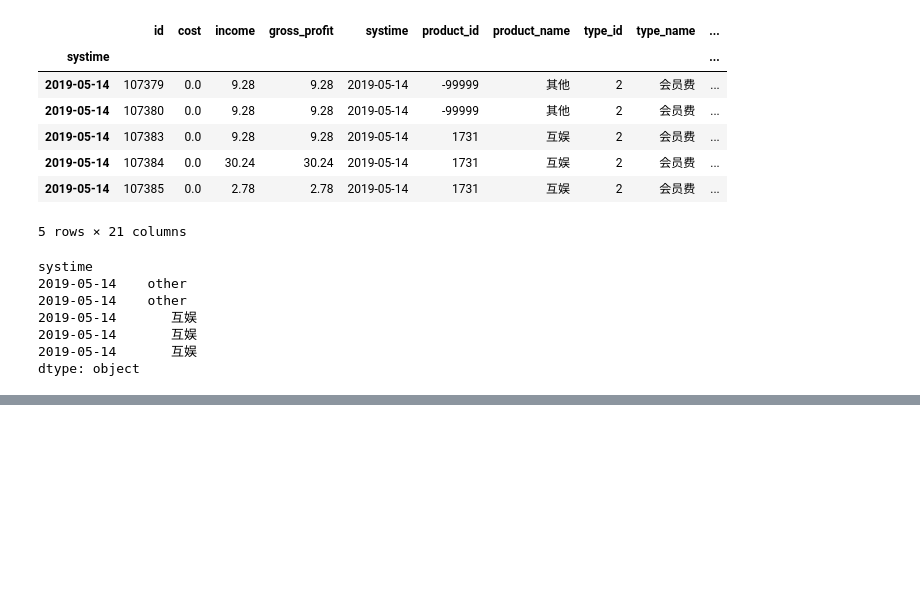
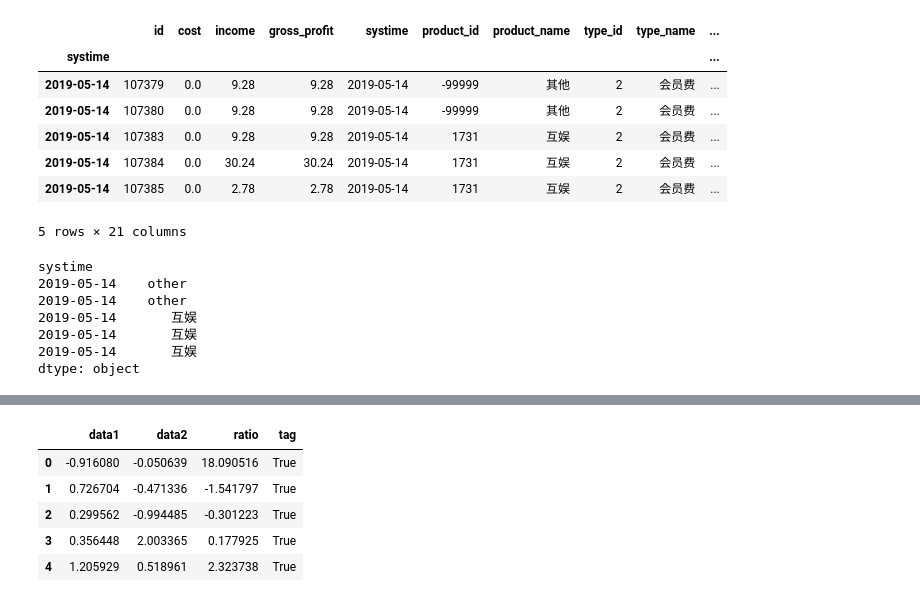
Before and after one commit to birdflyinhigh/ai-nlp, a Jupyter notebook: udemy_nlp_course/03_pandas工具包实践/13-pandas常见操作.ipynb, the cells around one changed output, grey strips where cells are left out. Drawn from its saved outputs; the diff is of its cells as text; code cells hidden in the pictures; blank space fills up the shorter version.

Commit message:
31-pandas常用操作2

```diff
--- a/udemy_nlp_course/03_pandas工具包实践/13-pandas常见操作.ipynb
+++ b/udemy_nlp_course/03_pandas工具包实践/13-pandas常见操作.ipynb
@@ -148,0 +151,9 @@ dtype: object
+# %%
+# 使用Numpy随机构造一些数据
+import numpy as np
+import pandas as pd
+data = {
+    'data1': np.random.randn(5),
+    'data2': np.random.randn(5),
+}
+df = pd.DataFrame(data)
@@ -148,0 +169,13 @@ dtype: object
+# %%
+# 添加一个列，这个列是其他两个列的计算
+df = df.assign(ratio=df['data1']/df['data2'], tag=True)
+# %%
+# 删除一个列
+df
+# %% [output]
+|  | data1 | data2 | ratio | tag |
+| 0 | -0.916080 | -0.050639 | 18.090516 | True |
+| 1 | 0.726704 | -0.471336 | -1.541797 | True |
+| 2 | 0.299562 | -0.994485 | -0.301223 | True |
+| 3 | 0.356448 | 2.003365 | 0.177925 | True |
+| 4 | 1.205929 | 0.518961 | 2.323738 | True |
```
Also changed, not shown: parts of 13 cells of this notebook.
